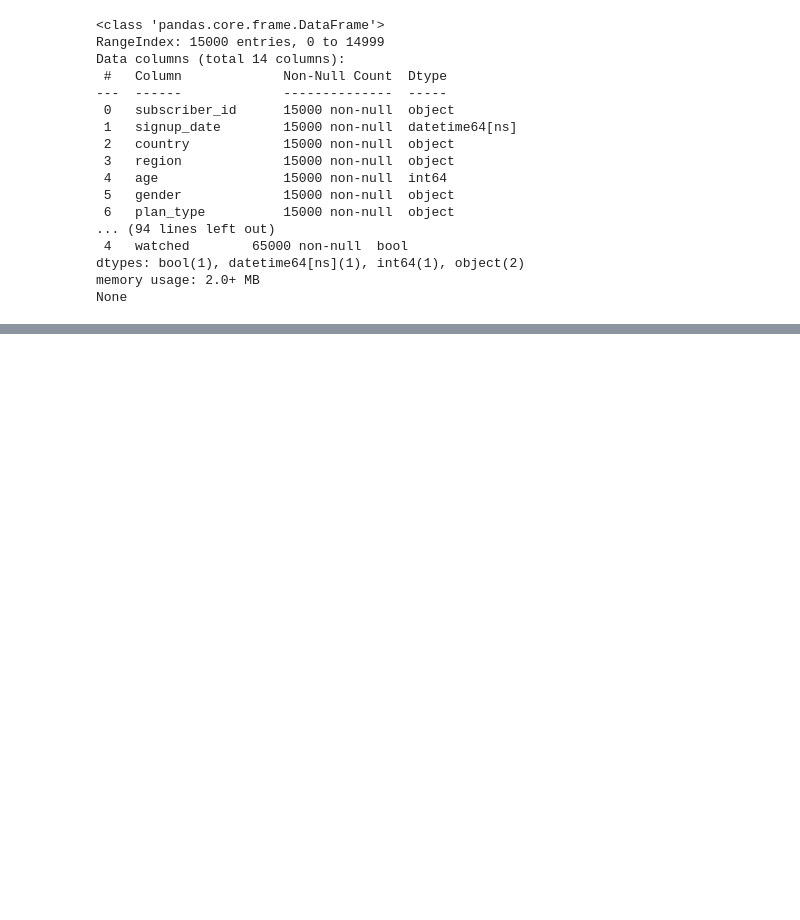
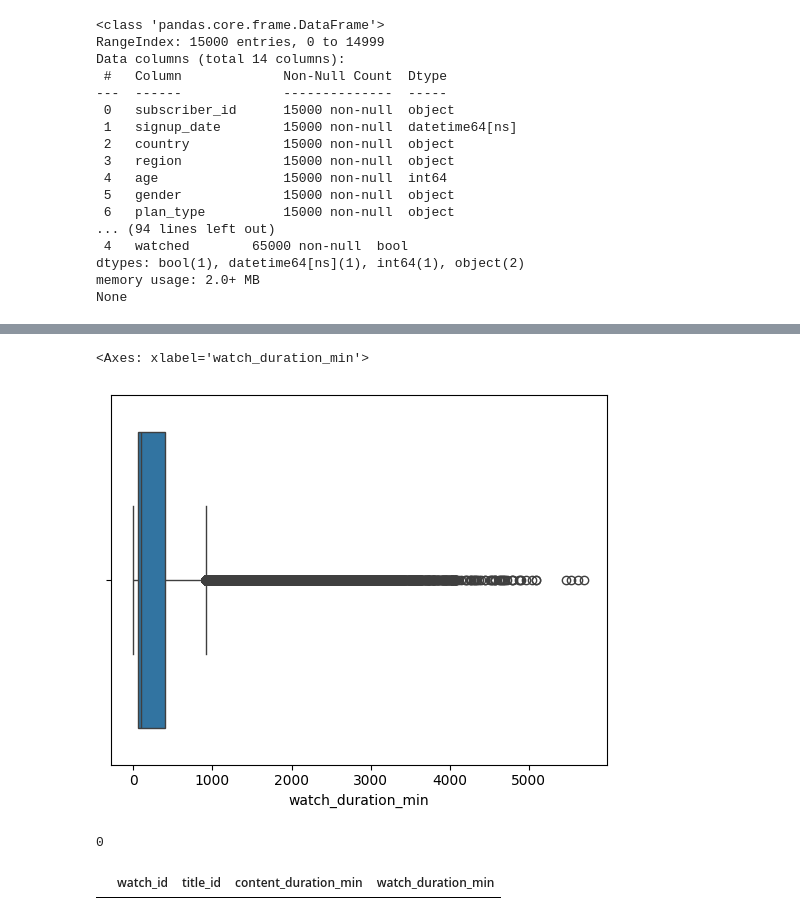
Before and after one commit to harsh-suman5/internmo_data_analytics_internship, a Jupyter notebook: project1/Phase1_DataCleaning_HARSH_SUMAN.ipynb, the cells around one changed output, grey strips where cells are left out. Saved outputs shown, nothing was run; the diff lists cells and outputs as text; code cells hidden in the pictures; blank space fills up the shorter version.

```diff
--- a/project1/Phase1_DataCleaning_HARSH_SUMAN.ipynb
+++ b/project1/Phase1_DataCleaning_HARSH_SUMAN.ipynb
@@ -344,0 +422,7 @@ subscribers.head()
+# %%
+import seaborn as sns
+
+sns.boxplot(x=watch_history['watch_duration_min'])
+# %% [output]
+<Axes: xlabel='watch_duration_min'>
+[figure, added]
@@ -344,0 +433,10 @@ subscribers.head()
+# %%
+len(flagged_session)
+# %% [output]
+0
+# %%
+flagged_session[
+    ["watch_id", "title_id", "content_duration_min", "watch_duration_min"]
+].head(20)
+# %% [output]
+|  | watch_id | title_id | content_duration_min | watch_duration_min |
```
Also changed, not shown: parts of 11 cells of this notebook, 1 other file.
